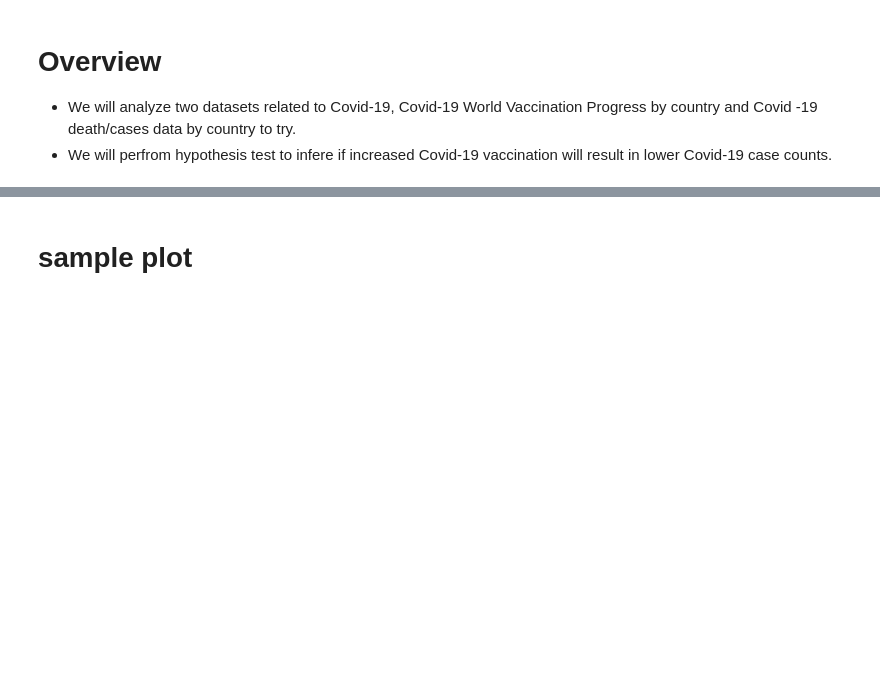
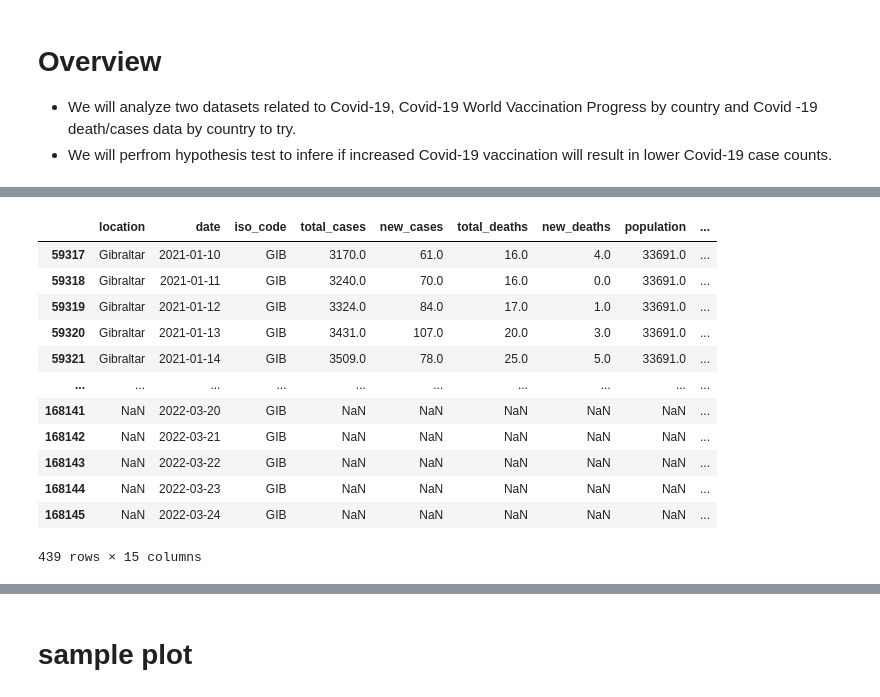
Before and after one commit to oiwuoni/group-3-bootcamp-project-1-repo, a Jupyter notebook: Covid-19_Cases_Vaccination.ipynb, the cells around one changed output, grey strips where cells are left out. Drawn from its saved outputs; the diff is of its cells as text; code cells hidden in the pictures; blank space fills up the shorter version.

```diff
--- a/Covid-19_Cases_Vaccination.ipynb
+++ b/Covid-19_Cases_Vaccination.ipynb
@@ -44,0 +77,18 @@ max_covid_vacc_df
+# %%
+# Displaying data for the most vaccinated country from the time that vaccinations began.
+clean_gibraltar_df = gibraltar_df.dropna(subset=["country"])
+clean_gibraltar_df
+# %% [output]
+|  | location | date | iso_code | total_cases | new_cases | total_deaths | new_deaths | population | ... |
+| 59317 | Gibraltar | 2021-01-10 | GIB | 3170.0 | 61.0 | 16.0 | 4.0 | 33691.0 | ... |
+| 59318 | Gibraltar | 2021-01-11 | GIB | 3240.0 | 70.0 | 16.0 | 0.0 | 33691.0 | ... |
+| 59319 | Gibraltar | 2021-01-12 | GIB | 3324.0 | 84.0 | 17.0 | 1.0 | 33691.0 | ... |
+| 59320 | Gibraltar | 2021-01-13 | GIB | 3431.0 | 107.0 | 20.0 | 3.0 | 33691.0 | ... |
+| 59321 | Gibraltar | 2021-01-14 | GIB | 3509.0 | 78.0 | 25.0 | 5.0 | 33691.0 | ... |
+| ... | ... | ... | ... | ... | ... | ... | ... | ... | ... |
+| 168141 | NaN | 2022-03-20 | GIB | NaN | NaN | NaN | NaN | NaN | ... |
+| 168142 | NaN | 2022-03-21 | GIB | NaN | NaN | NaN | NaN | NaN | ... |
+| 168143 | NaN | 2022-03-22 | GIB | NaN | NaN | NaN | NaN | NaN | ... |
+| 168144 | NaN | 2022-03-23 | GIB | NaN | NaN | NaN | NaN | NaN | ... |
+| 168145 | NaN | 2022-03-24 | GIB | NaN | NaN | NaN | NaN | NaN | ... |
+439 rows × 15 columns
```
Also changed, not shown: parts of 27 cells of this notebook.
